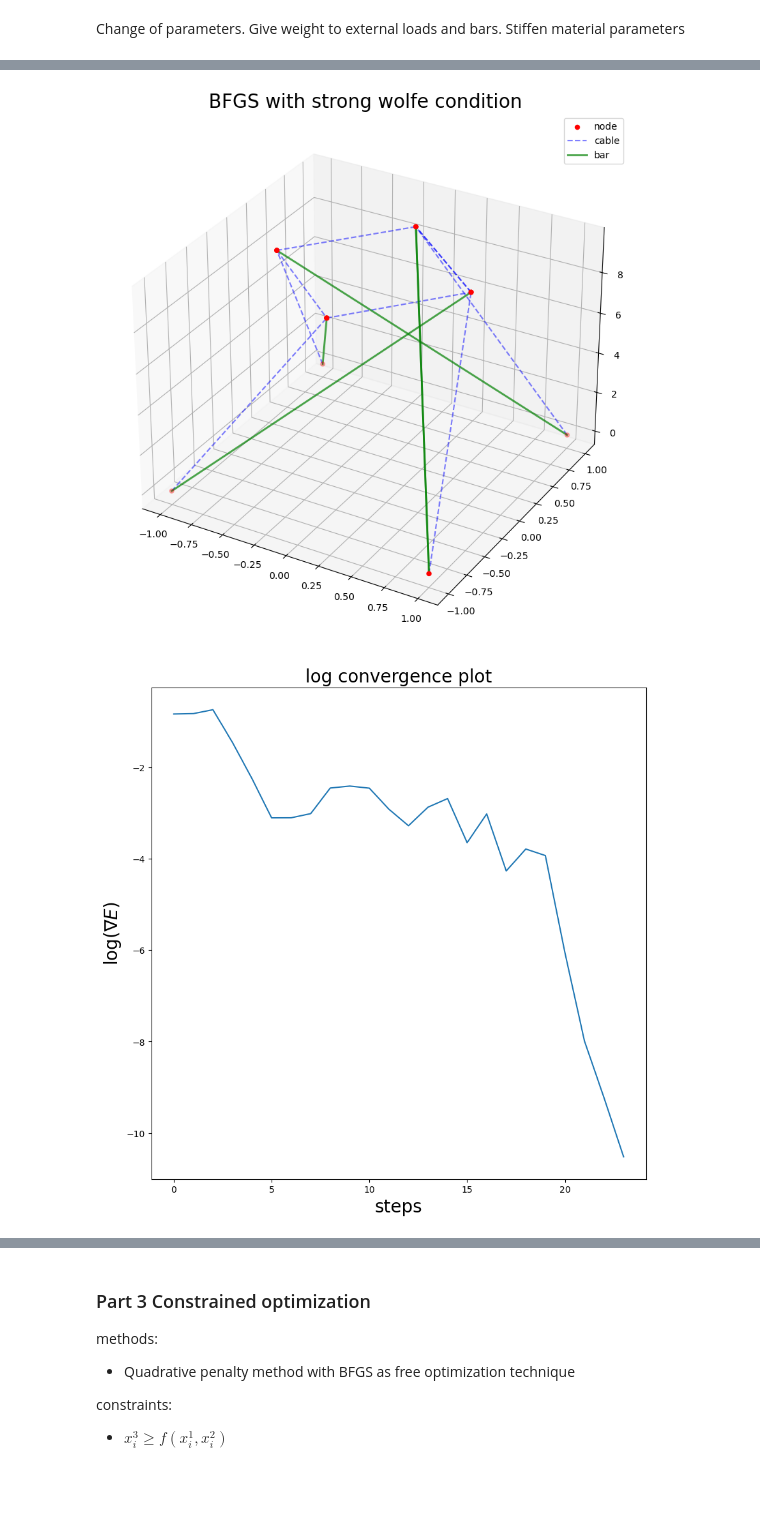
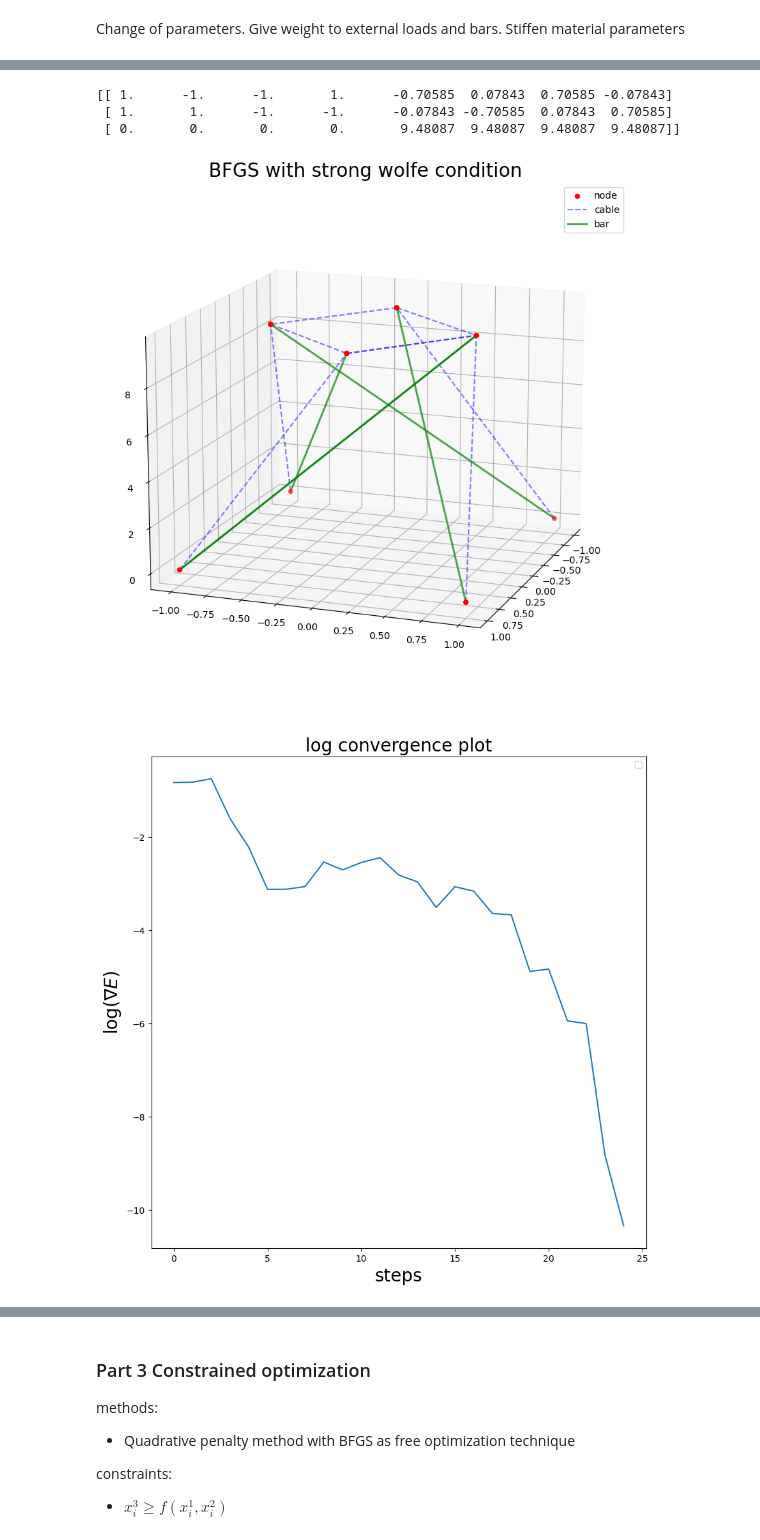
Before and after one commit to markus0800/Project_TMA4180, a Jupyter notebook: project_optimization.ipynb, the cells around one changed output, grey strips where cells are left out. Cells and saved outputs as stored; diff of their text form; code cells hidden in the pictures; blank space fills up the shorter version.

```diff
--- a/project_optimization.ipynb
+++ b/project_optimization.ipynb
@@ -232,6 +239,8 @@ X[:,6] = [-b,-b,c]
 X[:,7] = [b,-b,c]
 
 cable_edges = np.array([[1,4], [2,5], [3,6], [0,7], [4,5], [5,6], [6,7], [7,4]])
+cable_edges = np.array([[1,4], [2,5], [3,6], [0,7], [4,5], [5,6], [6,7], [7,4]])
+bar_edges = np.array([[0,4], [1,5], [2,6], [3,7]])
 bar_edges = np.array([[0,4], [1,5], [2,6], [3,7]])
 create_edge(A, cable_edges)
 create_edge(B, bar_edges)
@@ -241,7 +250,7 @@ L = 10*B + 8*A
 edges = np.array([[4,5],[5,6],[6,7],[4,7]])
 create_edge(L,edges, 1)
 
-mg, pg, k, c = 0, 1e-4, 0.1, 1
+mg, pg, k, c = 1e-4, 1e-4, 0.1, 1
 fixed_points = [0,1,2,3]
 X_BFGS, error_BFGS_alt_strong_wolfe = BFGS(E, gradient_E, np.copy(X), A, B, L, fixed_points, mg, pg, k, c, strong_w= True, tol = 1e-10)
 
@@ -250,6 +259,8 @@ ax1 = plt.axes(projection = '3d')
 plot_cable_net(X_BFGS, A, ax1)
 plot_bar_net(X_BFGS, B, ax1)
 ax1.set_title(f'BFGS with strong wolfe condition' , fontsize = 20)
+ax1.view_init(15,20)
+plt.legend()
 plt.savefig('BFGS_alt_strong_wolfe_tensegrity_dome_with_weight.png')
 print(X_BFGS)
 
@@ -259,5 +270,6 @@ plt.plot(index, np.log10(error_BFGS_alt_strong_wolfe))
 plt.xlabel(f'steps', fontsize = 20)
 plt.ylabel(r'$\log(\nabla{E}$)', fontsize = 20)
 plt.title(f'log convergence plot', fontsize = 20)
+plt.legend()
 plt.savefig('log_convergence_BFGS_alt_strong_wolfe_tensegrity_dome_with_weight.png')
 # %% [output]
@@ -268,2 +278,5 @@ number of BFGS steps = 24, number of step size optimization = 26, norm of gradie
+[[ 1.      -1.      -1.       1.      -0.70585  0.07843  0.70585 -0.07843]
+ [ 1.       1.      -1.      -1.      -0.07843 -0.70585  0.07843  0.70585]
+ [ 0.       0.       0.       0.       9.48087  9.48087  9.48087  9.48087]]
-[figure, old version]
+[figure, new version]
-[figure, old version]
+[figure, new version]
```
Also changed, not shown: parts of 20 cells of this notebook, 1 other file.
